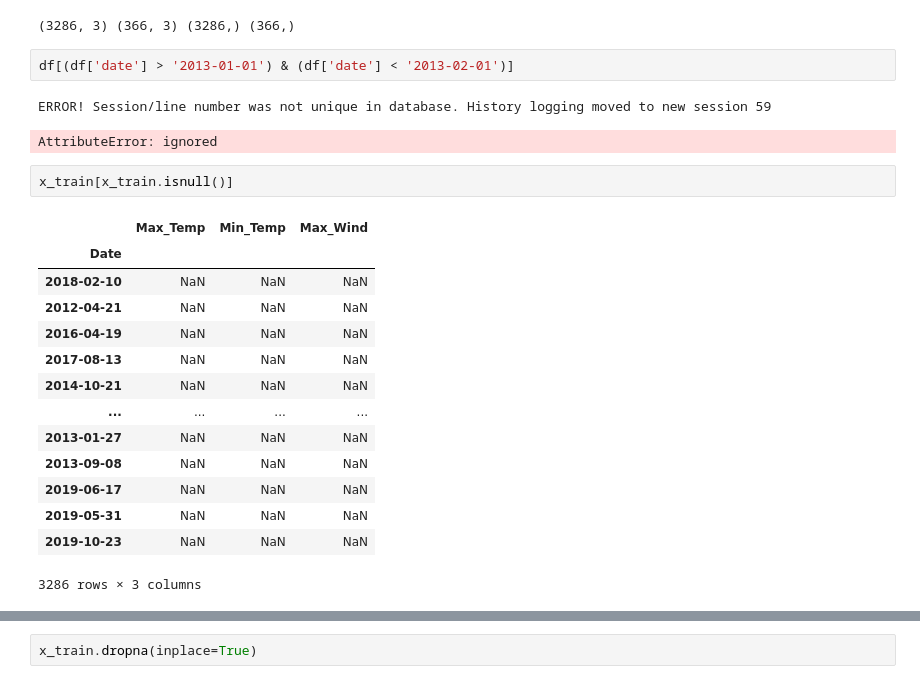
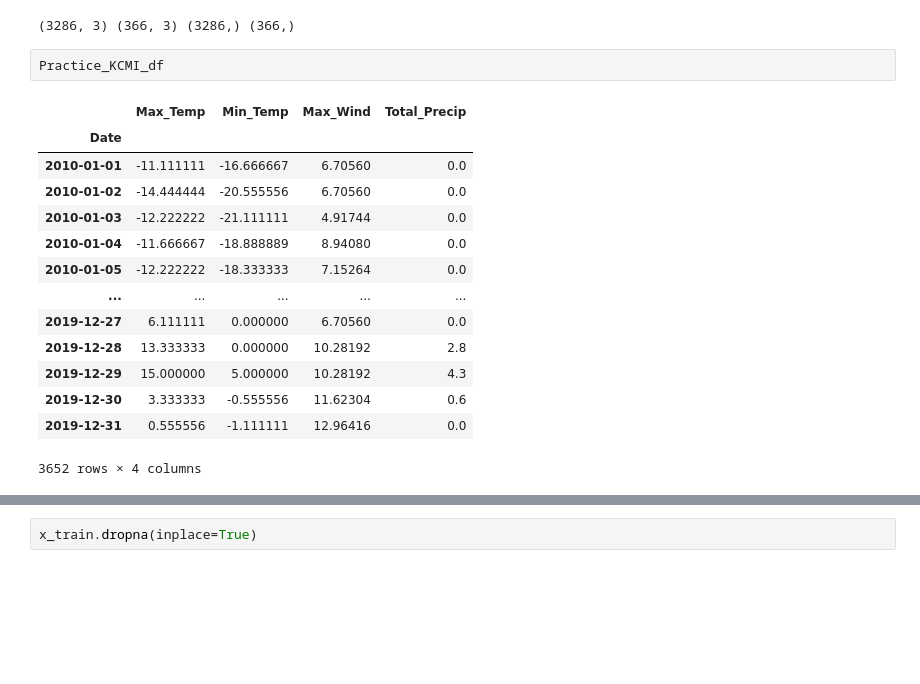
Before and after one commit to dfu2020/ATMS-597-SP-2020-Project-4, a Jupyter notebook: Project4_Joyce.ipynb, the cells around one changed output, grey strips where cells are left out. Saved outputs shown, nothing was run; the diff lists cells and outputs as text; blank space fills up the shorter version.

```diff
--- a/Project4_Joyce.ipynb
+++ b/Project4_Joyce.ipynb
@@ -107,25 +107,20 @@ x_train, x_test, y_train, y_test = train_test_split(x, y, test_size = 0.1, rando
 print(x_train.shape, x_test.shape, y_train.shape, y_test.shape)
 # %% [output]
 (3286, 3) (366, 3) (3286,) (366,)
-# %%
-df[(df['date'] > '2013-01-01') & (df['date'] < '2013-02-01')]
-# %% [output]
-ERROR! Session/line number was not unique in database. History logging moved to new session 59
-AttributeError: ignored
-# %%
-x_train[x_train.isnull()]
-# %% [output]
-|  | Max_Temp | Min_Temp | Max_Wind |
-| Date |  |  |  |
-| 2018-02-10 | NaN | NaN | NaN |
-| 2012-04-21 | NaN | NaN | NaN |
-| 2016-04-19 | NaN | NaN | NaN |
-| 2017-08-13 | NaN | NaN | NaN |
-| 2014-10-21 | NaN | NaN | NaN |
-| ... | ... | ... | ... |
-| 2013-01-27 | NaN | NaN | NaN |
-| 2013-09-08 | NaN | NaN | NaN |
-| 2019-06-17 | NaN | NaN | NaN |
-| 2019-05-31 | NaN | NaN | NaN |
-| 2019-10-23 | NaN | NaN | NaN |
-3286 rows × 3 columns
+# %%
+Practice_KCMI_df
+# %% [output]
+|  | Max_Temp | Min_Temp | Max_Wind | Total_Precip |
+| Date |  |  |  |  |
+| 2010-01-01 | -11.111111 | -16.666667 | 6.70560 | 0.0 |
+| 2010-01-02 | -14.444444 | -20.555556 | 6.70560 | 0.0 |
+| 2010-01-03 | -12.222222 | -21.111111 | 4.91744 | 0.0 |
+| 2010-01-04 | -11.666667 | -18.888889 | 8.94080 | 0.0 |
+| 2010-01-05 | -12.222222 | -18.333333 | 7.15264 | 0.0 |
+| ... | ... | ... | ... | ... |
+| 2019-12-27 | 6.111111 | 0.000000 | 6.70560 | 0.0 |
+| 2019-12-28 | 13.333333 | 0.000000 | 10.28192 | 2.8 |
+| 2019-12-29 | 15.000000 | 5.000000 | 10.28192 | 4.3 |
+| 2019-12-30 | 3.333333 | -0.555556 | 11.62304 | 0.6 |
+| 2019-12-31 | 0.555556 | -1.111111 | 12.96416 | 0.0 |
+3652 rows × 4 columns
```
Also changed, not shown: parts of 3 cells of this notebook.
